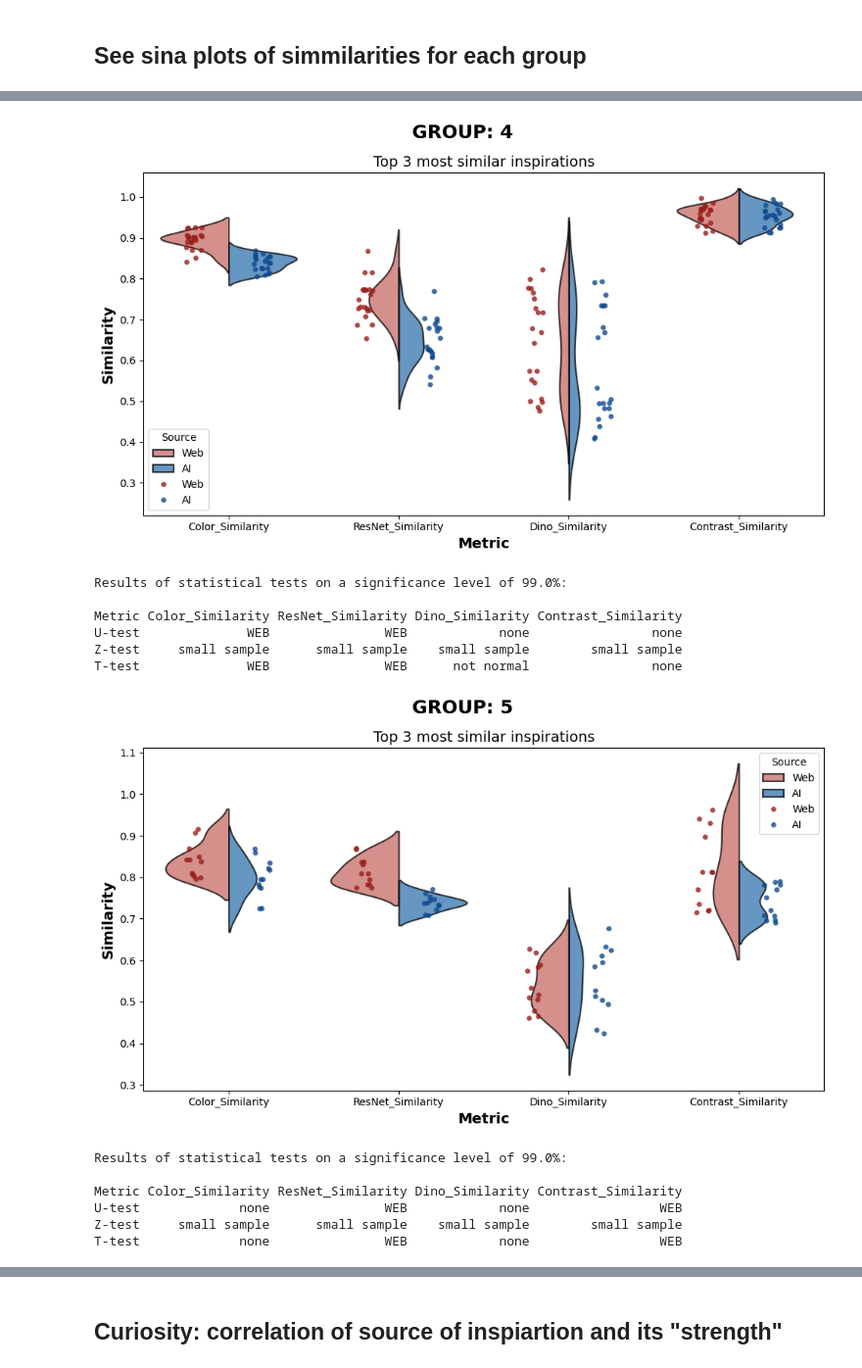
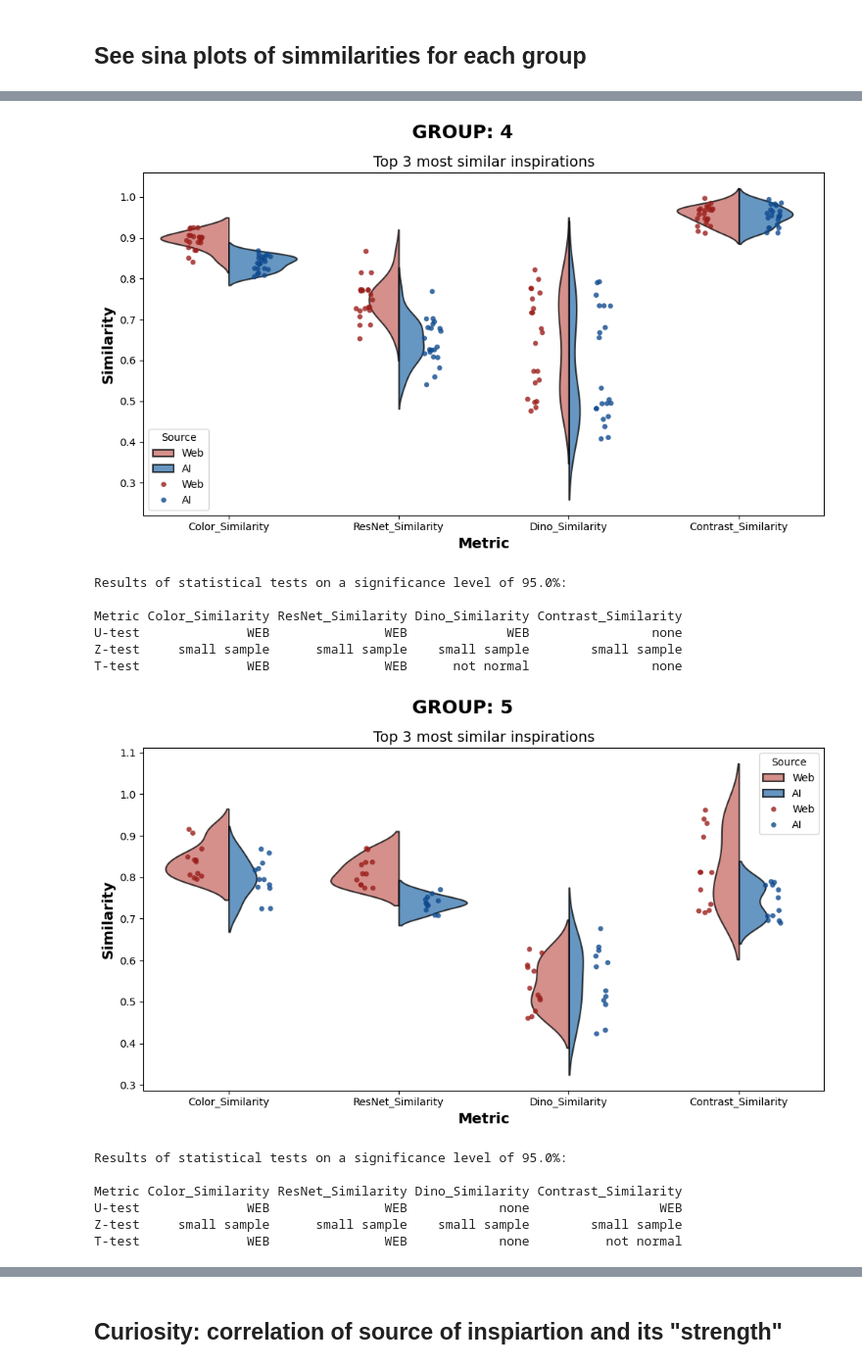
Before and after one commit to adamtms/AI-nspired, a Jupyter notebook: group_scores.ipynb, the cells around one changed output, grey strips where cells are left out. Shown at 98% size. Cells and saved outputs as stored; diff of their text form; code cells hidden in the pictures.

```diff
--- a/group_scores.ipynb
+++ b/group_scores.ipynb
@@ -389,8 +389,8 @@ def show_simmilarity(group_id, top_count=5):
 for i in range(1, 26):
     data = show_simmilarity(i, 3)
 
-    perform_tests_table(data, 0.01)
+    perform_tests_table(data, 0.05)
 
 data = show_simmilarity(27, 3)
-perform_tests_table(data, 0.01)
+perform_tests_table(data, 0.05)
 # %% [output]
@@ -418,14 +418,14 @@ T-test       not normal               WEB            none                 WEB
-[figure, old version]
+[figure, new version]
-Results of statistical tests on a significance level of 99.0%:
+Results of statistical tests on a significance level of 95.0%:
 
 Metric Color_Similarity ResNet_Similarity Dino_Similarity Contrast_Similarity
-U-test              WEB               WEB            none                none
+U-test              WEB               WEB             WEB                none
 Z-test     small sample      small sample    small sample        small sample
 T-test              WEB               WEB      not normal                none
-[figure, old version]
+[figure, new version]
-Results of statistical tests on a significance level of 99.0%:
+Results of statistical tests on a significance level of 95.0%:
 
 Metric Color_Similarity ResNet_Similarity Dino_Similarity Contrast_Similarity
-U-test             none               WEB            none                 WEB
+U-test              WEB               WEB            none                 WEB
 Z-test     small sample      small sample    small sample        small sample
-T-test             none               WEB            none                 WEB
+T-test              WEB               WEB            none          not normal
```
Also changed, not shown: parts of 2 cells of this notebook, 1 other file.
